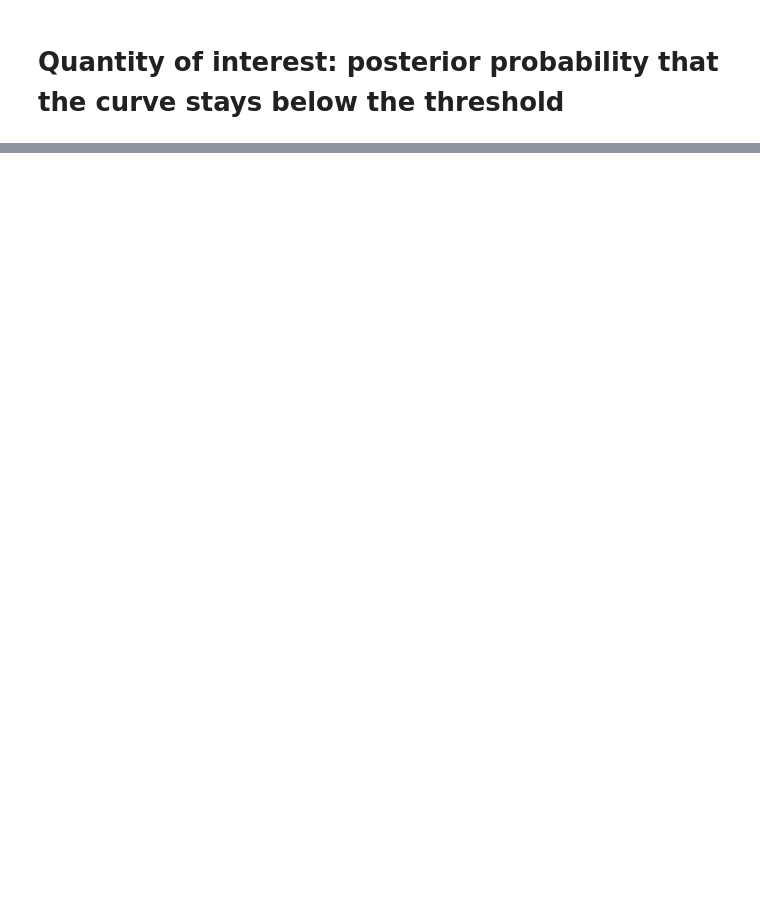
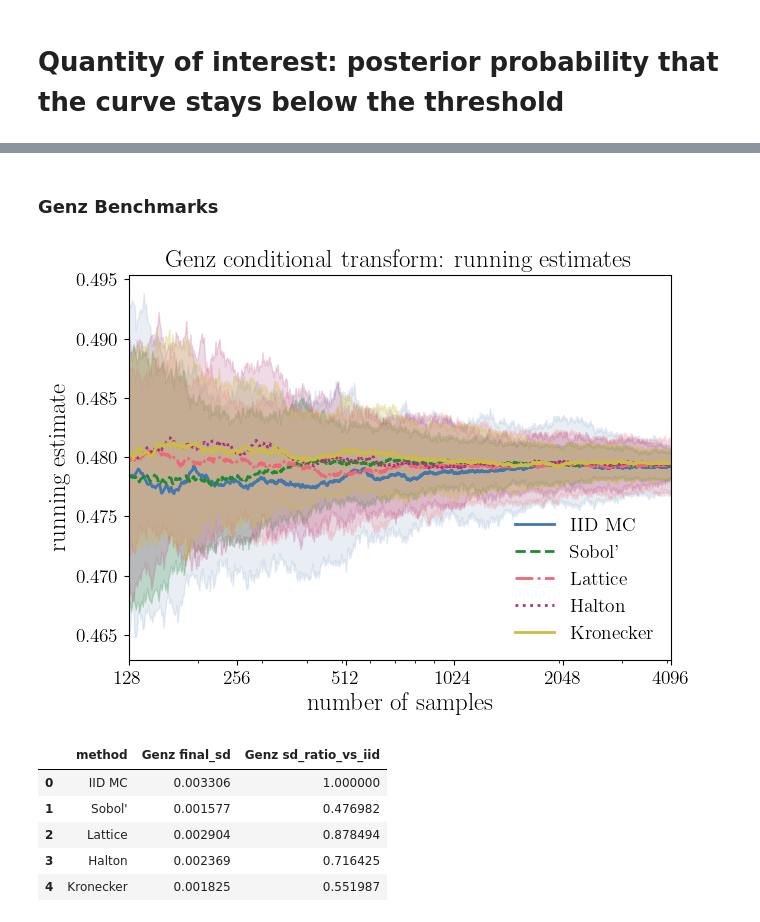
Before and after one commit to fjhickernell/MCQMC26, a Jupyter notebook: notebooks/MCQMC2026_Example.ipynb, the cells around one changed output, grey strips where cells are left out. Drawn from its saved outputs; the diff is of its cells as text; code cells hidden in the pictures; blank space fills up the shorter version.

```diff
--- a/notebooks/MCQMC2026_Example.ipynb
+++ b/notebooks/MCQMC2026_Example.ipynb
@@ -408,0 +677,18 @@ TypeError: savefig() takes 1 positional argument but 2 were given
+# %% [markdown]
+### Genz Benchmarks
+# %%
+running, summary = run_transform_benchmark(
+    transform_key,
+    n=n,
+    n_min_plot=n_min_plt,
+)
+
+transforms[transform_key]["summary"]
+# %% [output]
+[figure, added]
+|  | method | Genz final_sd | Genz sd_ratio_vs_iid |
+| 0 | IID MC | 0.003306 | 1.000000 |
+| 1 | Sobol' | 0.001577 | 0.476982 |
+| 2 | Lattice | 0.002904 | 0.878494 |
+| 3 | Halton | 0.002369 | 0.716425 |
+| 4 | Kronecker | 0.001825 | 0.551987 |
```
Also changed, not shown: parts of 33 cells of this notebook.
